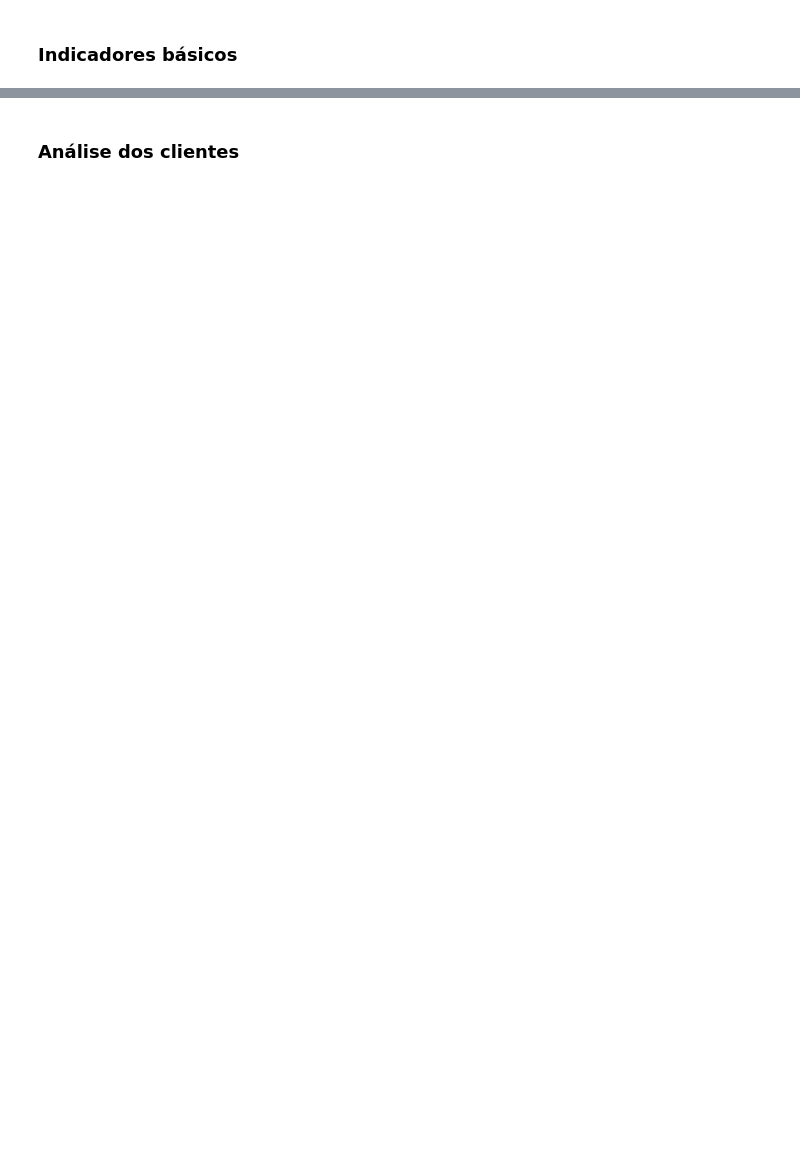
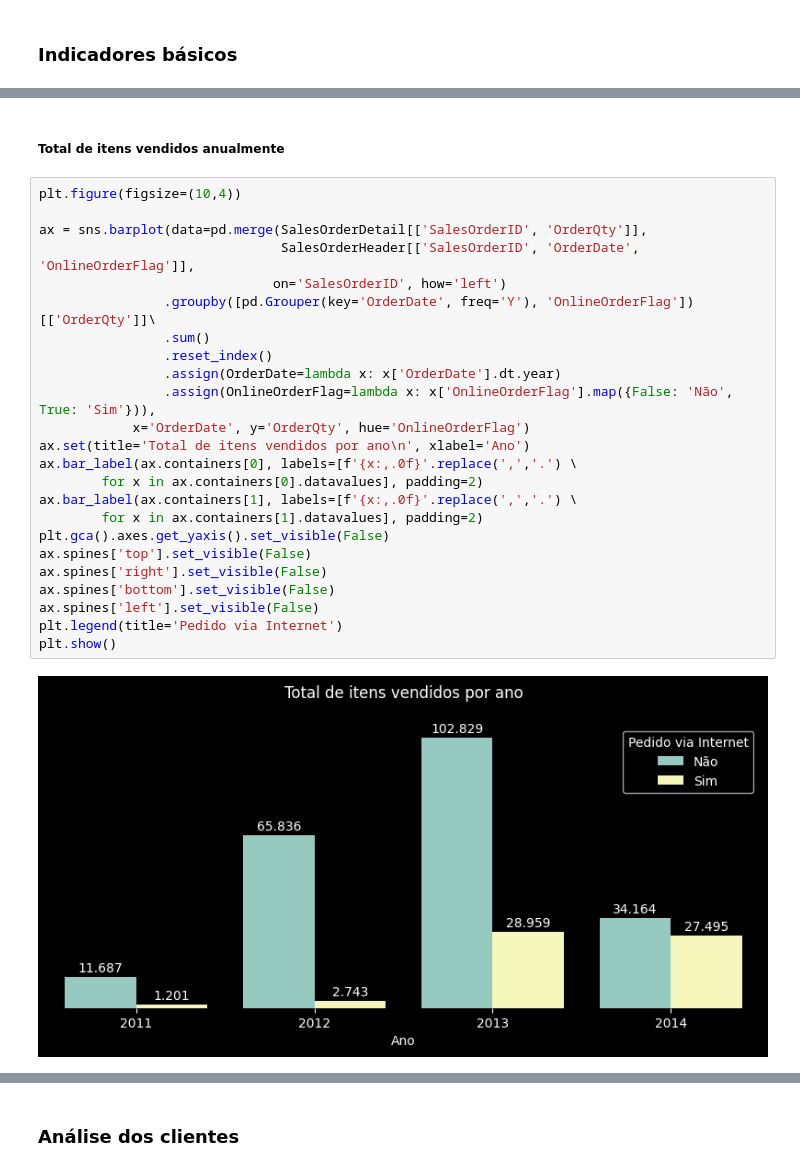
Before and after one commit to rurgel/exploratory-data-analysis, a Jupyter notebook: Adventure Works/Adventure_Works_EDA.ipynb, the cells around one changed output, grey strips where cells are left out. Saved outputs shown, nothing was run; the diff lists cells and outputs as text; blank space fills up the shorter version.

```diff
--- a/Adventure Works/Adventure_Works_EDA.ipynb
+++ b/Adventure Works/Adventure_Works_EDA.ipynb
@@ -76,0 +128,28 @@ datetime64[ns]           4
+# %% [markdown]
+##### Total de itens vendidos anualmente
+# %%
+plt.figure(figsize=(10,4))
+
+ax = sns.barplot(data=pd.merge(SalesOrderDetail[['SalesOrderID', 'OrderQty']],
+                               SalesOrderHeader[['SalesOrderID', 'OrderDate', 'OnlineOrderFlag']],
+                              on='SalesOrderID', how='left')
+                .groupby([pd.Grouper(key='OrderDate', freq='Y'), 'OnlineOrderFlag'])[['OrderQty']]\
+                .sum()
+                .reset_index()
+                .assign(OrderDate=lambda x: x['OrderDate'].dt.year)
+                .assign(OnlineOrderFlag=lambda x: x['OnlineOrderFlag'].map({False: 'Não', True: 'Sim'})),
+            x='OrderDate', y='OrderQty', hue='OnlineOrderFlag')
+ax.set(title='Total de itens vendidos por ano\n', xlabel='Ano')
+ax.bar_label(ax.containers[0], labels=[f'{x:,.0f}'.replace(',','.') \
+        for x in ax.containers[0].datavalues], padding=2)
+ax.bar_label(ax.containers[1], labels=[f'{x:,.0f}'.replace(',','.') \
+        for x in ax.containers[1].datavalues], padding=2)
+plt.gca().axes.get_yaxis().set_visible(False)
+ax.spines['top'].set_visible(False)
+ax.spines['right'].set_visible(False)
+ax.spines['bottom'].set_visible(False)
+ax.spines['left'].set_visible(False)
+plt.legend(title='Pedido via Internet')
+plt.show()
+# %% [output]
+[figure, added]
```
Also changed, not shown: parts of 28 cells of this notebook, 1 other file.
